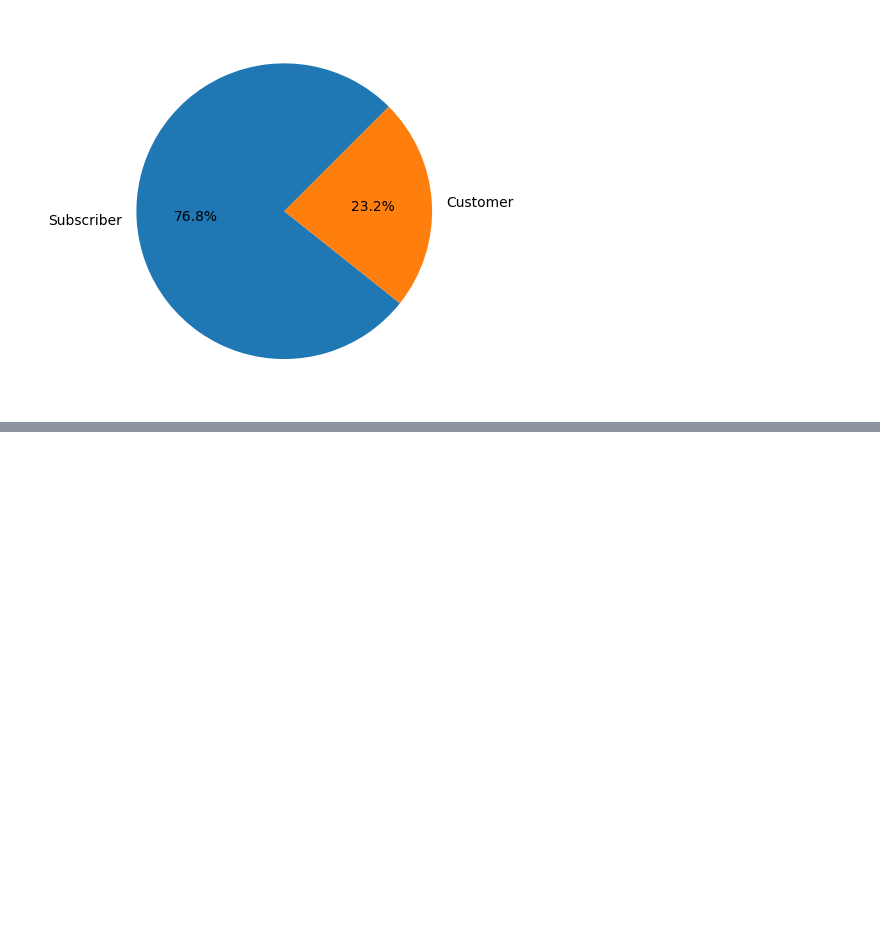
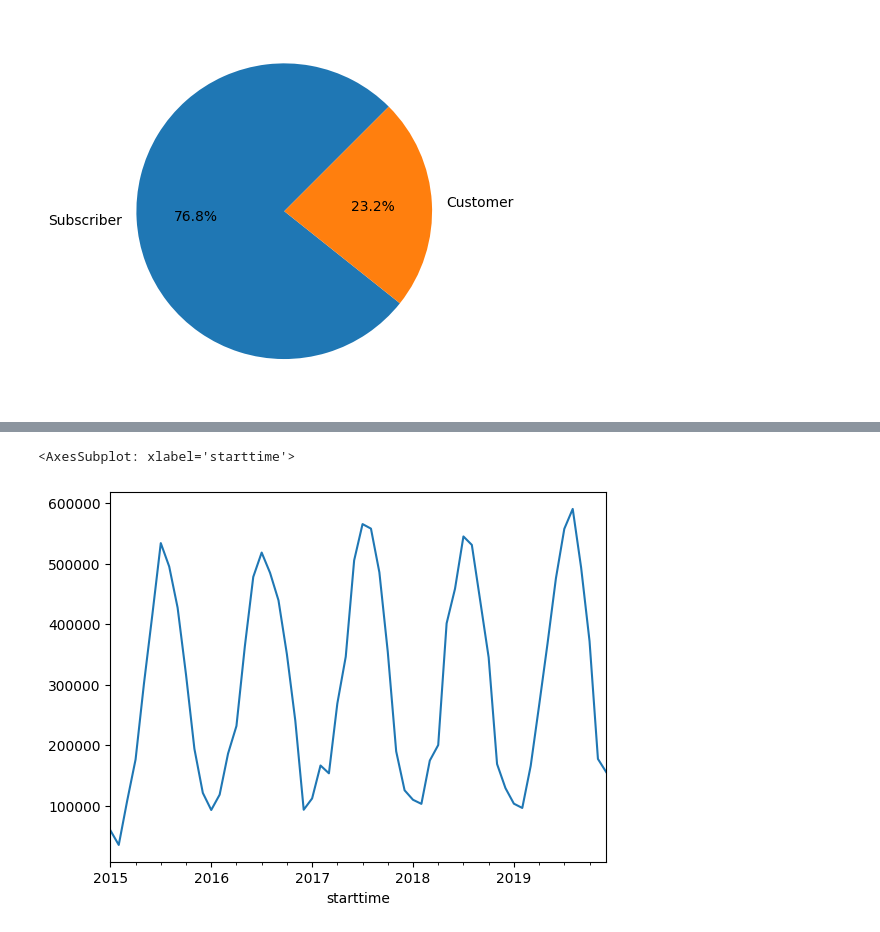
Before and after one commit to frogmasta/TE-360-Final-Project, a Jupyter notebook: main.ipynb, the cells around one changed output, grey strips where cells are left out. Saved outputs shown, nothing was run; the diff lists cells and outputs as text; code cells hidden in the pictures; blank space fills up the shorter version.

```diff
--- a/main.ipynb
+++ b/main.ipynb
@@ -181,0 +246,7 @@ Name: birthyear, dtype: float64
+# %%
+months.index = start_time # Reassign index to start_time to avoid creating new dataframe (don't actually use months values since we resample immediately)
+start_date_by_month: pd.Series = months.resample("M").count()
+start_date_by_month.plot()
+# %% [output]
+<AxesSubplot: xlabel='starttime'>
+[figure, added]
```
Also changed, not shown: parts of 37 cells of this notebook, 1 other file.
